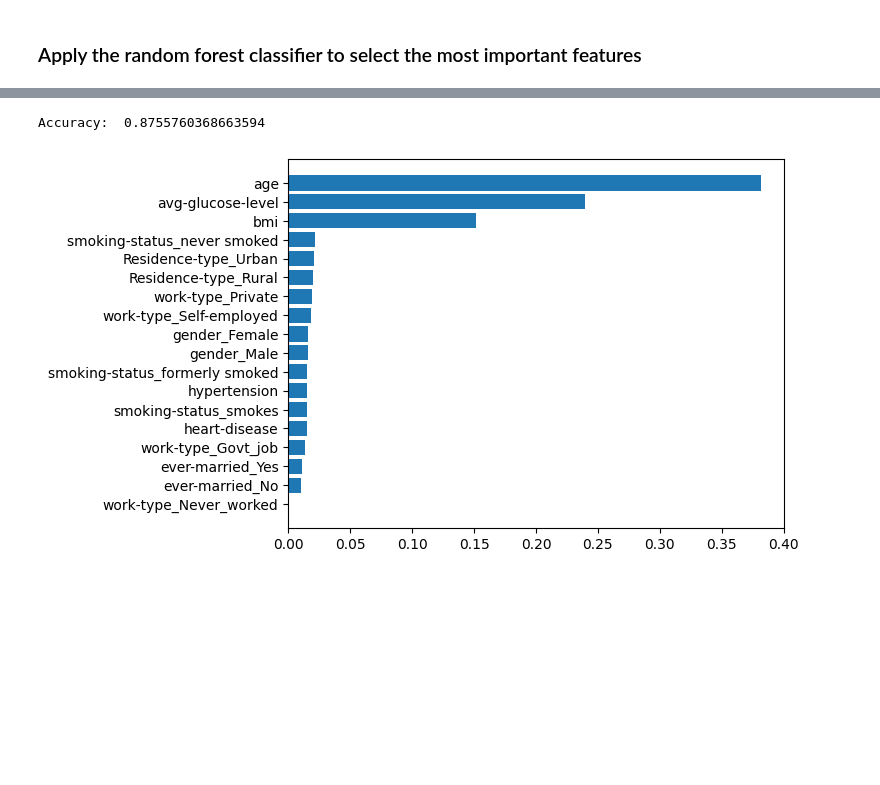
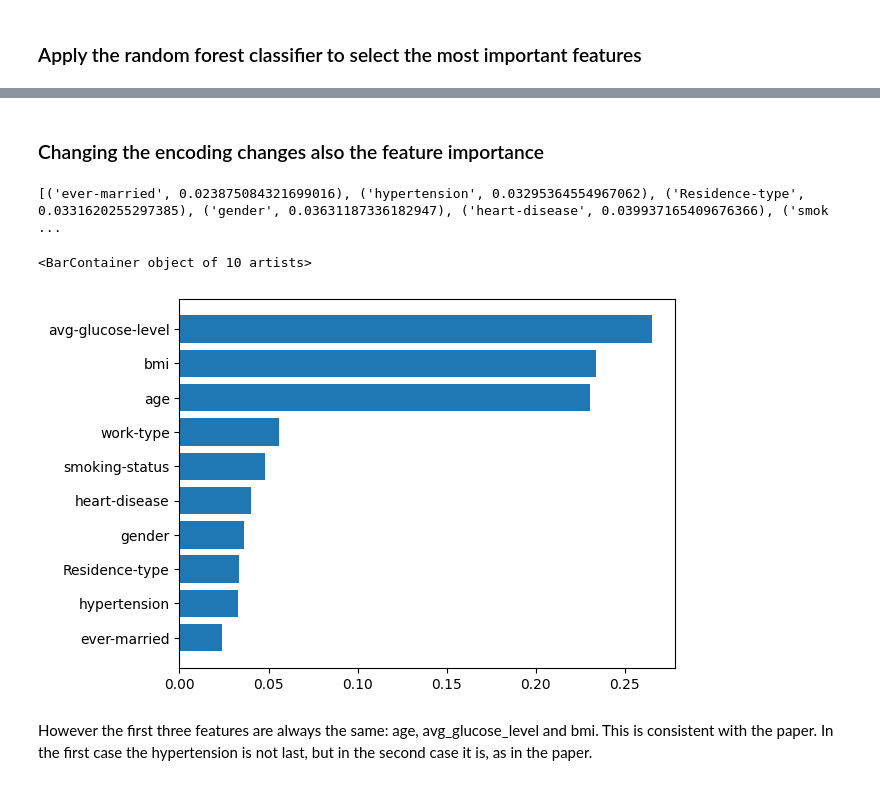
Before and after one commit to AlbertoEusebio/Brain-Stroke-Prediction, a Jupyter notebook: BetterVersion.ipynb, the cells around one changed output, grey strips where cells are left out. Saved outputs shown, nothing was run; the diff lists cells and outputs as text; code cells hidden in the pictures; blank space fills up the shorter version.

Commit message:
model training and results

```diff
--- a/BetterVersion.ipynb
+++ b/BetterVersion.ipynb
@@ -416,14 +378,0 @@ X_smote.head()
-# %%
-X_balanced = np.round(X_smote)
-y_balanced = y_smote
-
-# update the training data with the SMOTE data already one-hot encoded
-X_train = X_balanced.copy()
-y_train = y_balanced.copy()
-
-X_balanced[features_to_encode] = encoder.inverse_transform(X_balanced[features_to_encode])
-dummies = pd.from_dummies(X_balanced[features_to_encode], sep='_')
-X_balanced.drop(columns=features_to_encode, inplace=True)
-X_balanced = pd.concat([X_balanced, dummies], axis=1)
-
-print(X_balanced)
@@ -448 +438,7 @@ print(X_balanced)
+# %%
+X_balanced = X_smote.copy()
+y_balanced = y_smote.copy()
+
+X_train = X_smote.copy()
+y_train = y_smote.copy()
 # %%
@@ -535,19 +652,27 @@ X_train.head()
+# %% [markdown]
+### Changing the encoding changes also the feature importance
 # %%
-from sklearn.ensemble import RandomForestClassifier
+from sklearn.calibration import LabelEncoder
 
-features = X_train.columns
+
+X_tmp = X_test.copy()
+y_tmp = y_test.copy()
+
+enc = LabelEncoder()
+for c in cathegorical_features:
+    X_tmp[c] = enc.fit_transform(X_tmp[c])
 
 rf_classifier = RandomForestClassifier(random_state=42)
-rf_classifier.fit(X_train, y_train)
+rf_classifier.fit(X_tmp, y_tmp)
 
-y_pred = rf_classifier.predict(X_test)
+feature_importance = sorted(list(zip(X_tmp.columns, rf_classifier.feature_importances_)), key=lambda x: x[1])
 
-accuracy = np.sum(y_test == y_pred)/len(y_test)
-
-feature_importance = list(zip(features, rf_classifier.feature_importances_))
-feature_importance.sort(key = lambda x : x[1])
-plt.barh([x[0] for x in feature_importance],[x[1] for x in feature_importance])
-print("Accuracy: ", accuracy)
+print(feature_importance)
+plt.barh([f for f, _ in feature_importance], [imp for _, imp in feature_importance])
 # %% [output]
-Accuracy:  0.8755760368663594
+[('ever-married', 0.023875084321699016), ('hypertension', 0.03295364554967062), ('Residence-type', 0.0331620255297385), ('gender', 0.03631187336182947), ('heart-disease', 0.039937165409676366), ('smok ...
+<BarContainer object of 10 artists>
-[figure, old version]
+[figure, new version]
+# %% [markdown]
+However the first three features are always the same: age, avg_glucose_level and bmi. This is consistent with the paper.
+In the first case the hypertension is not last, but in the second case it is, as in the paper.
```
Also changed, not shown: parts of 48 cells of this notebook.
